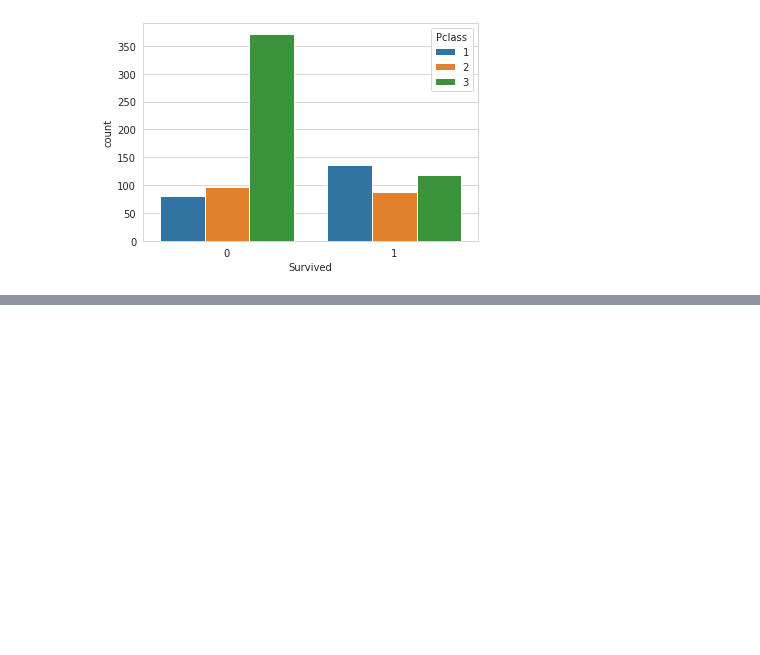
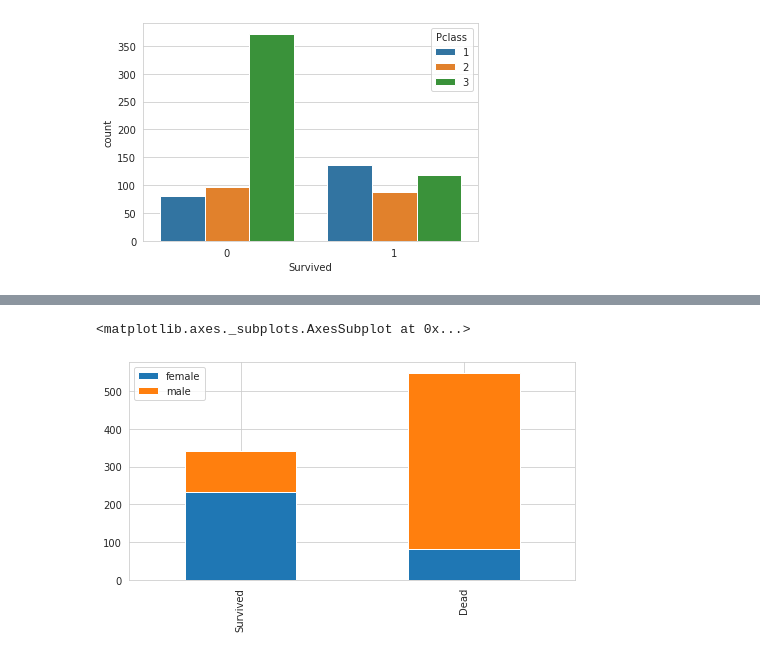
Before and after one commit to nikhil-katte/INT247-CA1, a Jupyter notebook: INT247.ipynb, the cells around one changed output, grey strips where cells are left out. Drawn from its saved outputs; the diff is of its cells as text; code cells hidden in the pictures; blank space fills up the shorter version.

```diff
--- a/INT247.ipynb
+++ b/INT247.ipynb
@@ -153,0 +175,20 @@ sns.countplot(x = "Survived", hue = "Pclass", data = train)
+# %%
+for data in combined_data:
+    data["Age"] = data["Age"].fillna(0)
+
+for i in range(len(train)):
+    if(train.at[i,"Age"]==0):
+        if(train.at[i,"Pclass"]==1):
+            train.at[i,"Age"]=avg_first
+        elif(train.at[i,"Pclass"]==2):
+            train.at[i,"Age"]=avg_second
+        else:
+            train.at[i,"Age"]=avg_third
+for i in range(len(test)):
+    if(test.at[i,"Age"]==0):
+        if(test.at[i,"Pclass"]==1):
+            test.at[i,"Age"]=avg_first
+        elif(test.at[i,"Pclass"]==2):
+            test.at[i,"Age"]=avg_second
+        else:
+            test.at[i,"Age"]=avg_third
@@ -153,0 +207,9 @@ sns.countplot(x = "Survived", hue = "Pclass", data = train)
+# %%
+survived = train[train["Survived"]==1]["Sex"].value_counts()
+dead = train[train["Survived"]==0]["Sex"].value_counts()
+df_sex = pd.DataFrame([survived,dead])
+df_sex.index = ["Survived","Dead"]
+df_sex.plot(kind="bar",stacked = True, figsize = (8,4))
+# %% [output]
+<matplotlib.axes._subplots.AxesSubplot at 0x...>
+[figure, added]
```
Also changed, not shown: parts of 47 cells of this notebook.
